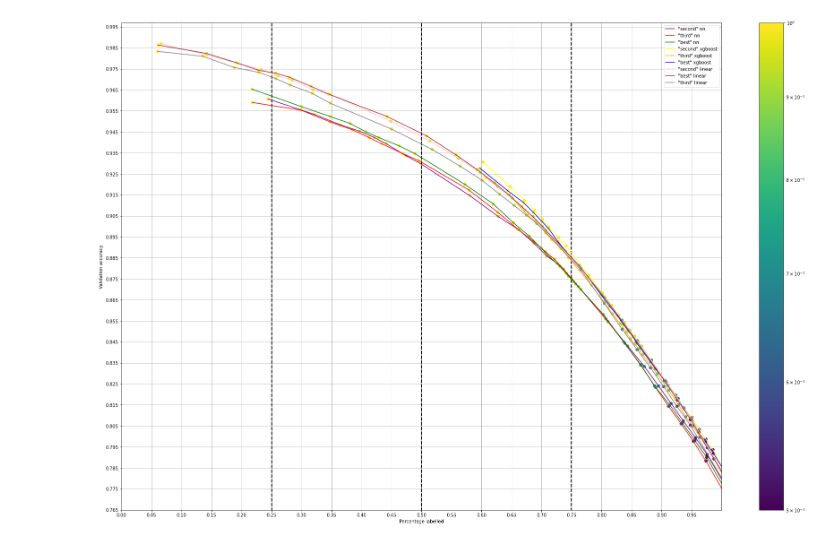
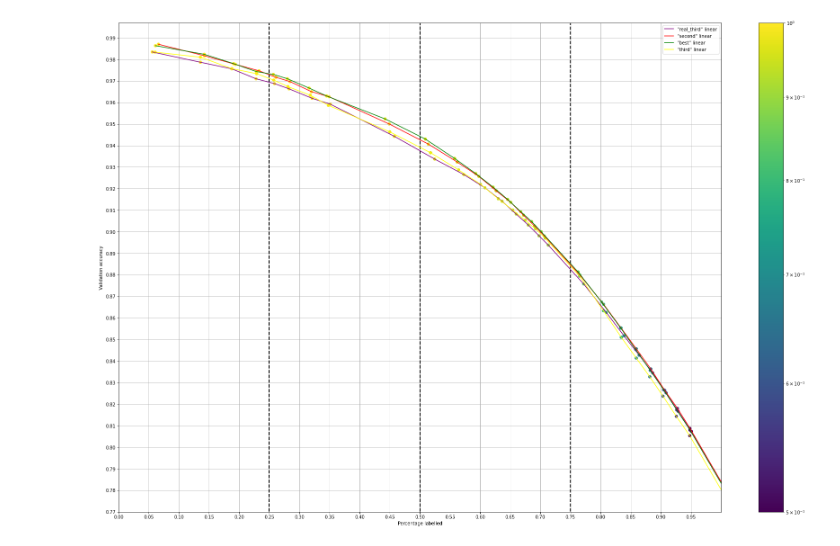
Before and after one commit to awiedenroth/MasterThesisExperiments, a Jupyter notebook: Analyse/Oesch16_ohne.ipynb, the cells around one changed output. Saved outputs shown, nothing was run; the diff lists cells and outputs as text; code cells hidden in the pictures.

```diff
--- a/Analyse/Oesch16_ohne.ipynb
+++ b/Analyse/Oesch16_ohne.ipynb
@@ -38,9 +120,9 @@ df = pd.concat([df1, df2, df3])
 df= df.rename(columns={'combi average.combi validation accuracy': 'confidence average @0.0.validation accuracy @0.0: '})
 df['confidence average @0.0.percentage labelled @0.0: '] = [1.0, 1.0, 1.0, 1.0, 1.0, 1.0, 1.0, 1.0, 1.0, 1.0, 1.0, 1.0]
 
-#df = df[df.combi_model=="nn"] # am anfang second besser, ab 0.75 best besster
-#df = df[df.combi_model=="xgboost"] # second bestes
-#df = df[df.combi_model=="linear"] # am anfang second besser, später best besser
+#df = df[df.combi_model=="nn"]
+#df = df[df.combi_model=="xgboost"]
+df = df[df.combi_model=="linear"]
 
 #df = df[df['Name'] == '"best"']
 #df = df[df['Name'] == '"second"']
@@ -82,32 +164,32 @@ percentages = [x for x in percentages]
 # ich gehe durch die accuracies und ersetze werte wenn es wieder kleiner wird durch nan
 for row in range(len(accuracies)):
     max = 0
     for value in range(len(accuracies[row])):
         if accuracies[row][value]<max:
             accuracies[row][value] = None
         else:
             max = accuracies[row][value]
 
 
 plt.figure(figsize= (30,20))
 for perc, acc, name, combi_mod, linecolor in zip(percentages, accuracies, names, combi_model, colors):
     #print(percentages)
     #for i, j, k in zip(perc, acc, confidences):
     plt.scatter(x=perc, y=acc, c=confidences, norm=matplotlib.colors.LogNorm(vmin=0.5, vmax=1.0))
     plt.plot(perc, acc, c=linecolor, label = f"{name} {combi_mod}")
 plt.colorbar()
 
 plt.xlim((0, 1))
 #plt.xscale('log')
-plt.ylim((np.round(np.min(accuracies)-0.01, decimals = 3) , np.max(accuracies)+0.01))
+plt.ylim((np.round(np.min(accuracies)-0.01, decimals = 3), np.max(accuracies)+0.01))
 plt.grid()
 plt.yticks(np.arange(np.round(np.min(accuracies)-0.01, decimals = 3), np.max(accuracies)+0.01, step=0.01))
 plt.xticks(np.arange(0, 1, step=0.05))
 plt.xlabel("Percentage labelled")
 plt.ylabel("Validation accuracy")
 plt.legend()
 plt.vlines(x=[0.25, 0.5, 0.75], ymin=0, ymax=1, colors='black', ls='--', lw=2)
 #plt.title("")
 plt.show()
 # %% [output]
-[figure, old version]
+[figure, new version]
```
Also changed, not shown: parts of 3 cells of this notebook, 14 other files.
